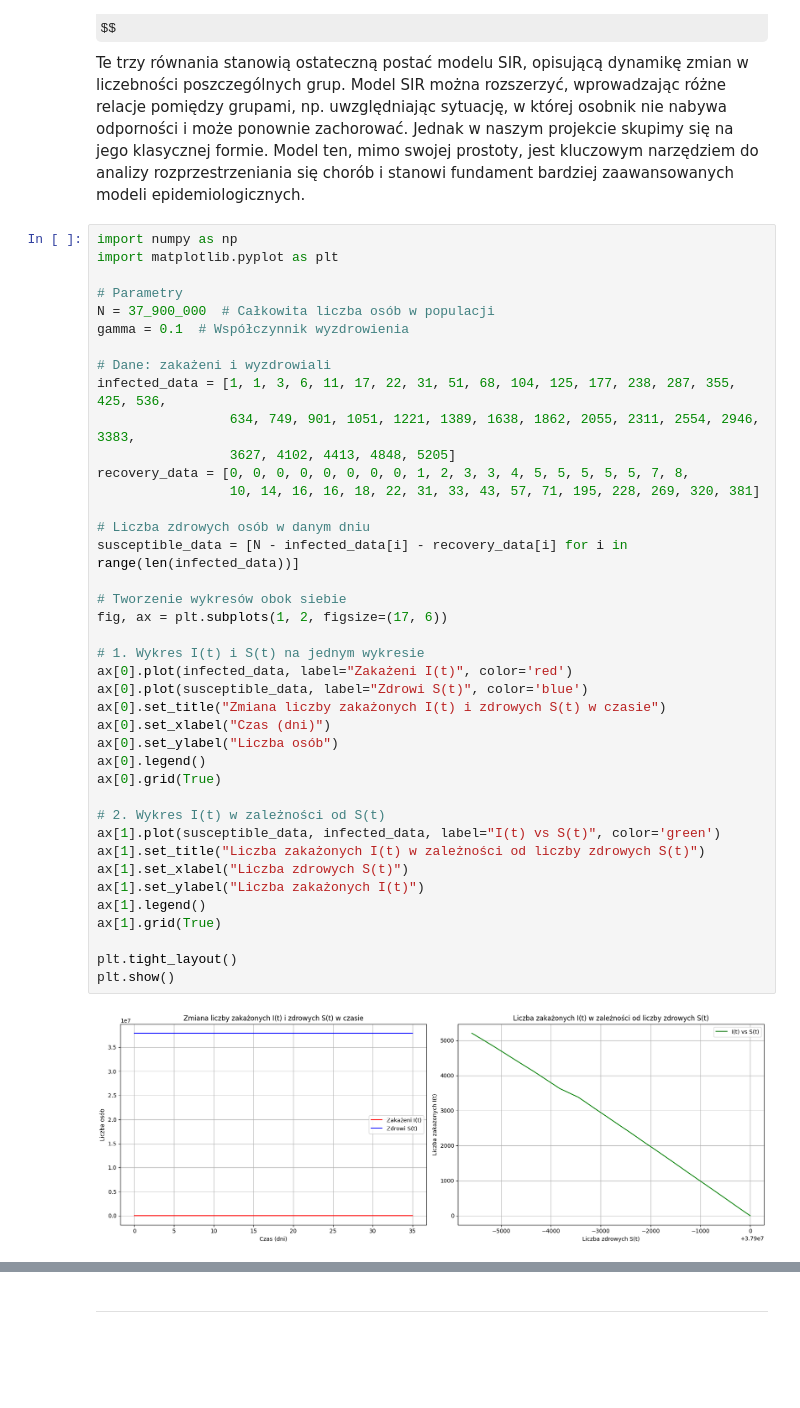
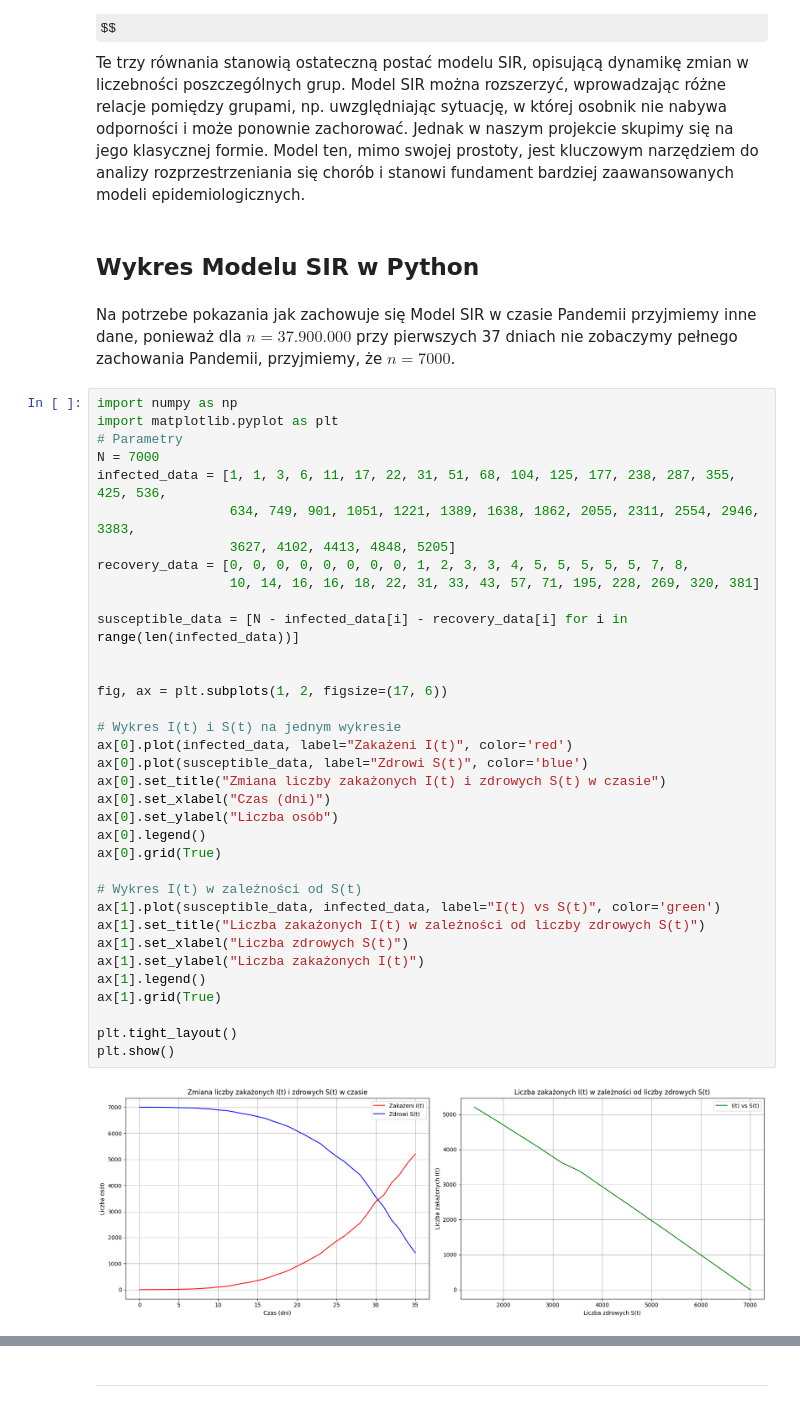
Before and after one commit to 277465/Modelowanie-Pandemii-Sars-cov-19, a Jupyter notebook: projekt.ipynb, the cells around one changed output, grey strips where cells are left out. Saved outputs shown, nothing was run; the diff lists cells and outputs as text; some formulas as TeX source; blank space fills up the shorter version.

```diff
--- a/projekt.ipynb
+++ b/projekt.ipynb
@@ -69,45 +61,44 @@ $$
 $$
 Te trzy równania stanowią ostateczną postać modelu SIR, opisującą dynamikę zmian w liczebności poszczególnych grup.
 Model SIR można rozszerzyć, wprowadzając różne relacje pomiędzy grupami, np. uwzględniając sytuację, w której osobnik nie nabywa odporności i może ponownie zachorować. Jednak w naszym projekcie skupimy się na jego klasycznej formie. Model ten, mimo swojej prostoty, jest kluczowym narzędziem do analizy rozprzestrzeniania się chorób i stanowi fundament bardziej zaawansowanych modeli epidemiologicznych.
+# %% [markdown]
+## Wykres Modelu SIR w Python
+# %% [markdown]
+Na potrzebe pokazania jak zachowuje się Model SIR w czasie Pandemii przyjmiemy inne dane, ponieważ dla $n=37.900.000$ przy pierwszych 37 dniach nie zobaczymy pełnego zachowania Pandemii, przyjmiemy, że $n=7000$.
 # %%
 import numpy as np
 import matplotlib.pyplot as plt
-
 # Parametry
-N = 37_900_000  # Całkowita liczba osób w populacji
-gamma = 0.1  # Współczynnik wyzdrowienia
-
-# Dane: zakażeni i wyzdrowiali
+N = 7000
 infected_data = [1, 1, 3, 6, 11, 17, 22, 31, 51, 68, 104, 125, 177, 238, 287, 355, 425, 536,
                  634, 749, 901, 1051, 1221, 1389, 1638, 1862, 2055, 2311, 2554, 2946, 3383,
                  3627, 4102, 4413, 4848, 5205]
 recovery_data = [0, 0, 0, 0, 0, 0, 0, 0, 1, 2, 3, 3, 4, 5, 5, 5, 5, 5, 7, 8,
                  10, 14, 16, 16, 18, 22, 31, 33, 43, 57, 71, 195, 228, 269, 320, 381]
 
-# Liczba zdrowych osób w danym dniu
 susceptible_data = [N - infected_data[i] - recovery_data[i] for i in range(len(infected_data))]
 
-# Tworzenie wykresów obok siebie
+
 fig, ax = plt.subplots(1, 2, figsize=(17, 6))
 
-# 1. Wykres I(t) i S(t) na jednym wykresie
+# Wykres I(t) i S(t) na jednym wykresie
 ax[0].plot(infected_data, label="Zakażeni I(t)", color='red')
 ax[0].plot(susceptible_data, label="Zdrowi S(t)", color='blue')
 ax[0].set_title("Zmiana liczby zakażonych I(t) i zdrowych S(t) w czasie")
 ax[0].set_xlabel("Czas (dni)")
 ax[0].set_ylabel("Liczba osób")
 ax[0].legend()
 ax[0].grid(True)
 
-# 2. Wykres I(t) w zależności od S(t)
+# Wykres I(t) w zależności od S(t)
 ax[1].plot(susceptible_data, infected_data, label="I(t) vs S(t)", color='green')
 ax[1].set_title("Liczba zakażonych I(t) w zależności od liczby zdrowych S(t)")
 ax[1].set_xlabel("Liczba zdrowych S(t)")
 ax[1].set_ylabel("Liczba zakażonych I(t)")
 ax[1].legend()
 ax[1].grid(True)
 
 plt.tight_layout()
 plt.show()
 # %% [output]
-[figure, old version]
+[figure, new version]
```
Also changed, not shown: parts of 23 cells of this notebook.
